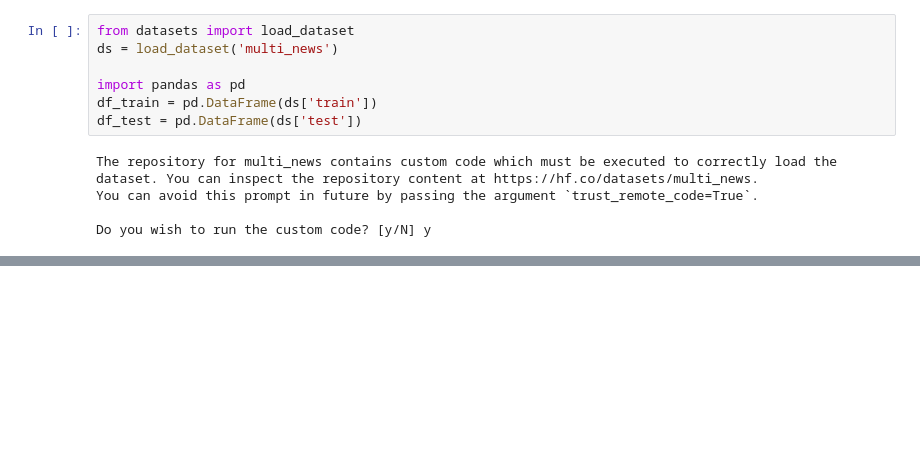
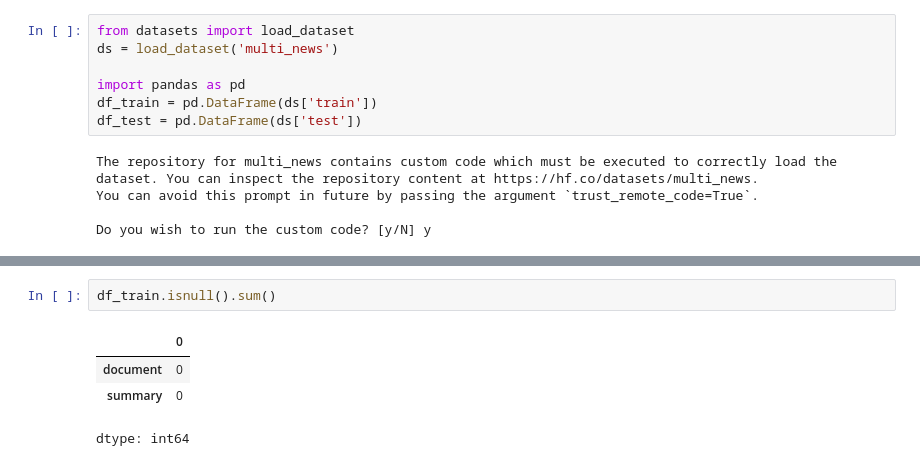
Before and after one commit to LeonFall3/LHL-LLM, a Jupyter notebook: notebooks/1-preprocessing.ipynb, the cells around one changed output, grey strips where cells are left out. Cells and saved outputs as stored; diff of their text form; blank space fills up the shorter version.

```diff
--- a/notebooks/1-preprocessing.ipynb
+++ b/notebooks/1-preprocessing.ipynb
@@ -12,0 +68,7 @@ Do you wish to run the custom code? [y/N] y
+# %%
+df_train.isnull().sum()
+# %% [output]
+|  | 0 |
+| document | 0 |
+| summary | 0 |
+dtype: int64
```
Also changed, not shown: parts of 10 cells of this notebook.
